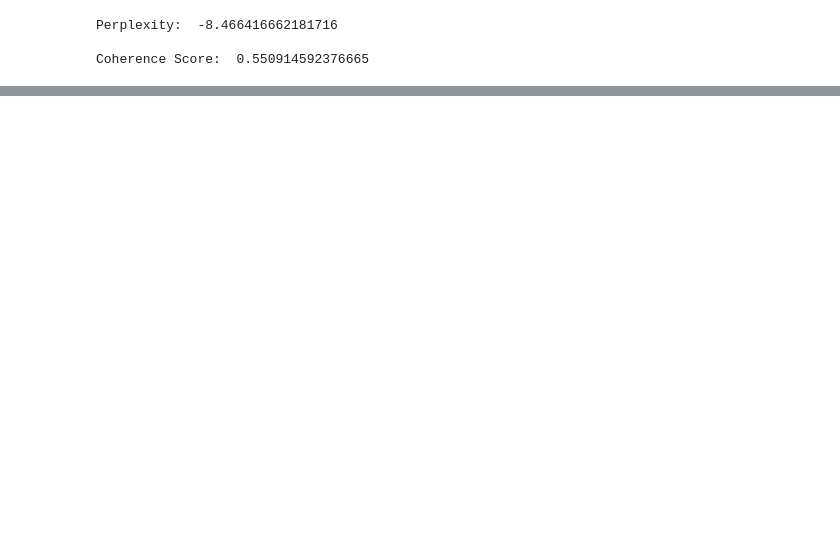
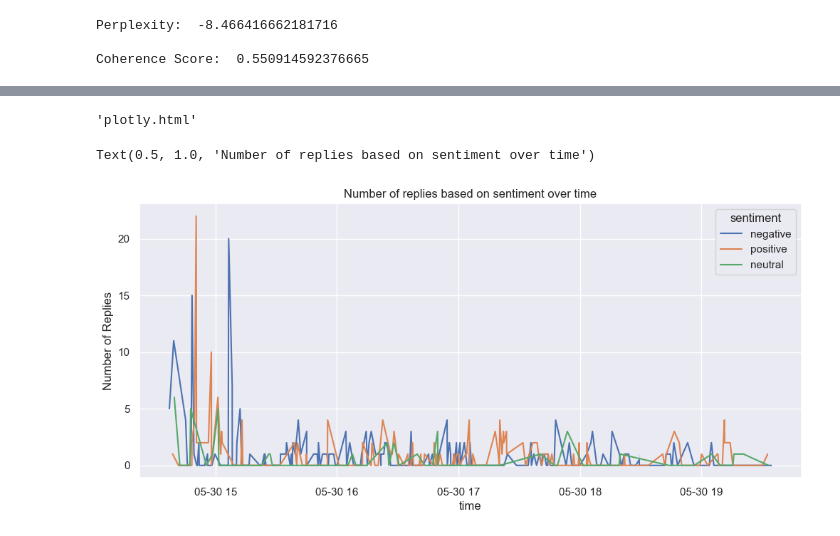
Before and after one commit to isevr/nytimes, a Jupyter notebook: final.ipynb, the cells around one changed output, grey strips where cells are left out. Saved outputs shown, nothing was run; the diff lists cells and outputs as text; code cells hidden in the pictures; blank space fills up the shorter version.

```diff
--- a/final.ipynb
+++ b/final.ipynb
@@ -186,0 +207,35 @@ Coherence Score:  0.550914592376665
+# %%
+expdf = pd.read_csv('expanded_comments.csv')
+# %%
+testdf = pd.concat([df.iloc[:len(expdf),:],expdf],axis=1)
+# %%
+testdf['time'] = pd.to_datetime(testdf['time'],format='%Y-%m-%d %H:%M:%S')
+# %%
+testdf.rename(columns={'unic_sentiment':'sentiment','unic_score':'confidence'},inplace=True)
+# %%
+import plotly.express as px
+import plotly.graph_objects as go
+import plotly.offline as pyo
+
+g = testdf.groupby('time')['replies_count'].sum()
+
+fig = px.line(g,
+              x=g.index,
+              y=g.values,
+              labels={'x':'time', 'y':'Replies'},
+              title='Replies Activity over Time',
+              )
+fig.show()
+
+pyo.plot(fig, filename='plotly.html', auto_open=False)
+# %% [output]
+'plotly.html'
+# %%
+plt.figure(figsize=(12,5))
+sns.lineplot(testdf.iloc[:500,:],x='time',y='replies_count',hue='sentiment')
+plt.xlabel('time')
+plt.ylabel('Number of Replies')
+plt.title('Number of replies based on sentiment over time')
+# %% [output]
+Text(0.5, 1.0, 'Number of replies based on sentiment over time')
+[figure, added]
```
Also changed, not shown: parts of 9 cells of this notebook, 9 other files.
